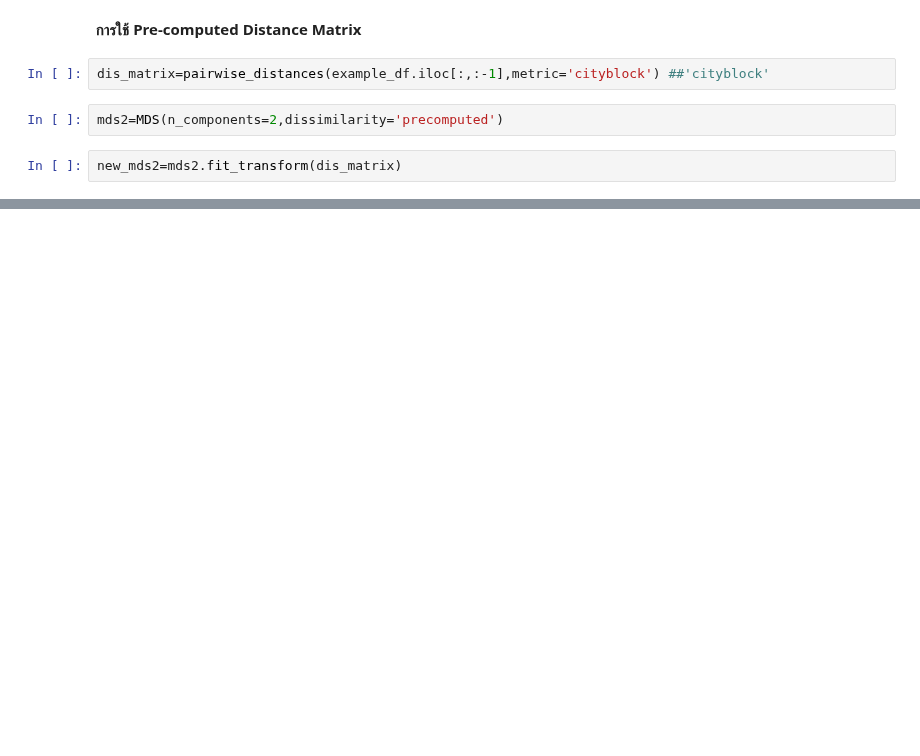
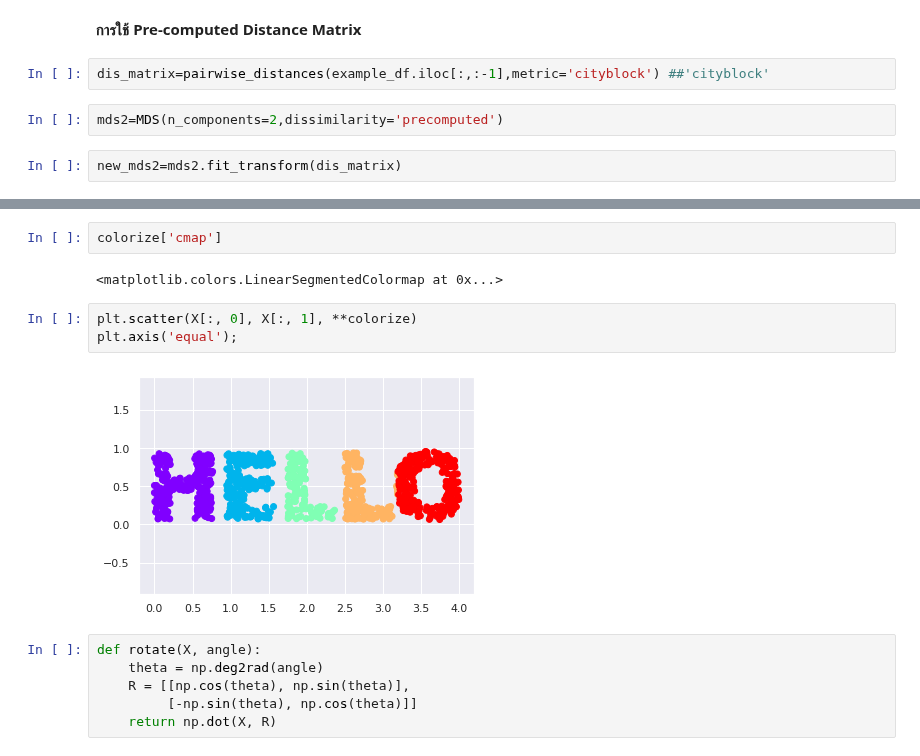
Before and after one commit to kittimaxz/multivariate, a Jupyter notebook: Chapter_4_MDS.ipynb, the cells around one changed output, grey strips where cells are left out. Saved outputs shown, nothing was run; the diff lists cells and outputs as text; blank space fills up the shorter version.

```diff
--- a/Chapter_4_MDS.ipynb
+++ b/Chapter_4_MDS.ipynb
@@ -133,0 +178,15 @@ plt.legend()
+# %%
+colorize['cmap']
+# %% [output]
+<matplotlib.colors.LinearSegmentedColormap at 0x...>
+# %%
+plt.scatter(X[:, 0], X[:, 1], **colorize)
+plt.axis('equal');
+# %% [output]
+[figure, added]
+# %%
+def rotate(X, angle):
+    theta = np.deg2rad(angle)
+    R = [[np.cos(theta), np.sin(theta)],
+         [-np.sin(theta), np.cos(theta)]]
+    return np.dot(X, R)
```
Also changed, not shown: parts of 25 cells of this notebook.
